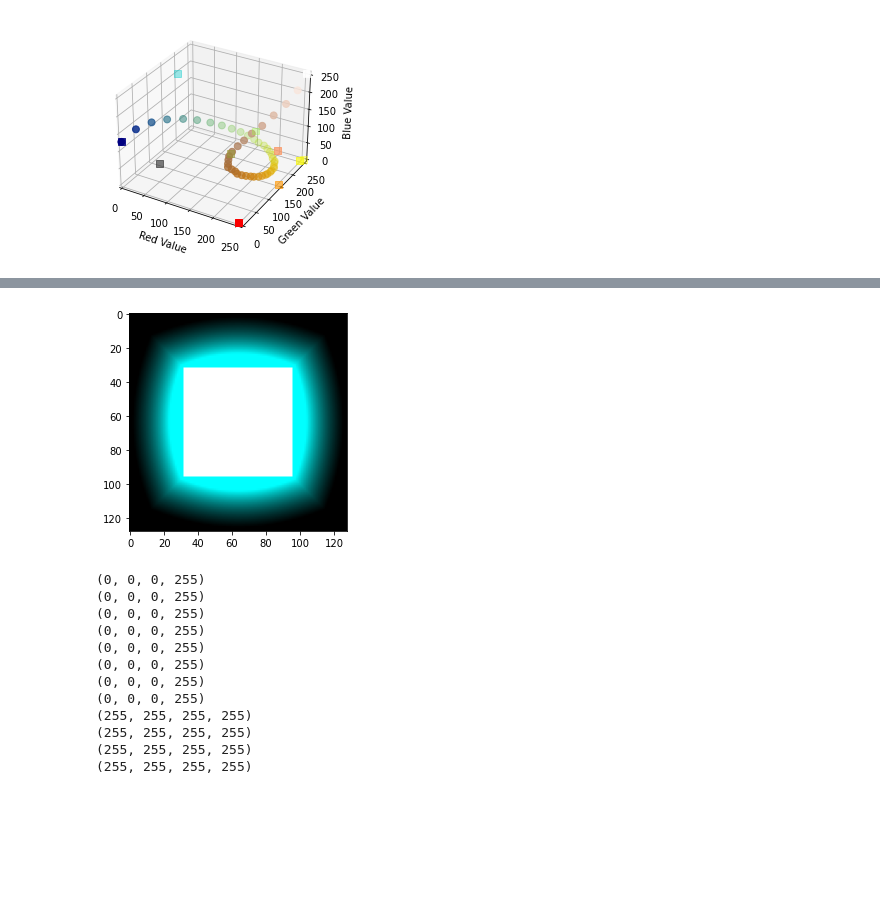
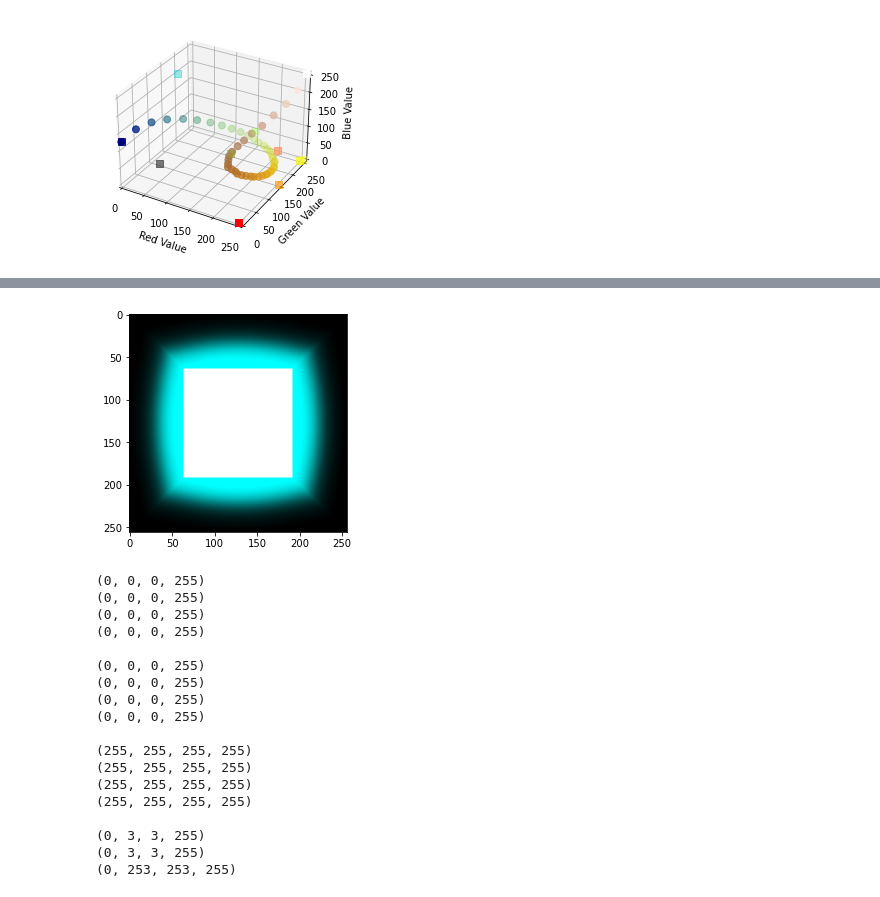
Before and after one commit to inniyah/JupyterTests, a Jupyter notebook: work/VoxTest7.ipynb, the cells around one changed output, grey strips where cells are left out. Cells and saved outputs as stored; diff of their text form; code cells hidden in the pictures; blank space fills up the shorter version.

```diff
--- a/work/VoxTest7.ipynb
+++ b/work/VoxTest7.ipynb
@@ -173,7 +273,8 @@ plot_gradient_series(color_dict(gradient),
 # %%
-src_base_w = 64
-src_base_h = 64
-border = 32
+src_base_l = 64 * 2
+src_base_w = src_base_l
+src_base_h = src_base_l
+border = src_base_l // 2
 
 h0 = src_base_w / 2. + border - 0.5
 v0 = src_base_h / 2. + border - 0.5
@@ -194,17 +295,21 @@ def generate_tile_data(pixels, points, hbase=0, vbase=0):
                 v = (vr - vp)
                 d_euc = math.sqrt(u*u + v*v)
                 d_max = max(abs(u), abs(v))
-                d = ( d_euc + d_max ) / 2.0
+                d = ( d_euc * 0.7 + d_max * 1.3 ) / 2.0
 
-                if d > 0.15:
-                    hlevel += min(1.0, max(0, 1.0 / math.pow(d - 0.15, 1.1) / 1.0 - 1.25 ))
-                    hraw += min(max_hraw, max(0, 1.0 / math.pow(d - 0.15, 1.1) / 1.0 - 1.25 ))
+                doffset = 0.08 ; pow_k = 1.1 ; hdiv = 1.0 ; hoffset = 1.10
+
+                if d > doffset:
+                    hlevel += min(1.0, max(0, 1.0 / math.pow(d - doffset, pow_k) / hdiv - hoffset ))
+                    hraw += min(max_hraw, max(0, 1.0 / math.pow(d - doffset, pow_k) / hdiv - hoffset ))
                 else:
                     hlevel += 1.0
                     hraw += max_hraw
 
             hmap[hoff, voff] = max(0, hraw)
             hlevel = min(1, max(0, hlevel))
+
+            hlevel = hlevels_spline.interpolate(hlevel * 100.0) / 100.0
 
             if hoff >= border and hoff < src_base_w + border and \
                voff >= border and voff < src_base_h + border:
@@ -215,46 +320,62 @@ def generate_tile_data(pixels, points, hbase=0, vbase=0):
             f = 2
             pixels[hbase + hoff, vbase + voff] = ( int(r * f), int(g * f), int(b * f), int(255) )
 
     return hmap
 
 points = [ (0, 0) ]
 vbase = 0
 hbase = 0
 
 img = Image.new('RGBA', (src_base_w + border * 2, src_base_h + border * 2), (0, 0, 0, 0))
 pixels = img.load()
 hmap = generate_tile_data(pixels, points, hbase, vbase)
 plt.imshow(img)
 plt.show()
 
 print(img.getpixel((0, 0)))
 print(img.getpixel((src_base_w + 2*border - 1, 0)))
 print(img.getpixel((0, src_base_h + 2*border - 1)))
 print(img.getpixel((src_base_w + 2*border - 1, src_base_h + 2*border - 1)))
 
+print('')
+
 print(img.getpixel((src_base_w / 2 + border - 1, 0)))
 print(img.getpixel((0, src_base_h / 2 + border - 1)))
 print(img.getpixel((src_base_w / 2 + border - 1, src_base_h + 2*border - 1)))
 print(img.getpixel((src_base_w + 2*border - 1, src_base_h / 2 + border - 1)))
 
+print('')
+
 print(img.getpixel((0 + border, 0 + border)))
 print(img.getpixel((src_base_w + border - 1, 0 + border)))
 print(img.getpixel((0 + border, src_base_h + border - 1)))
 print(img.getpixel((src_base_w + border - 1, src_base_h + border - 1)))
+
+print('')
+
+print(img.getpixel((src_base_w / 2 + border - 1, 3)))
+print(img.getpixel((3, src_base_h / 2 + border - 1)))
+print(img.getpixel((0 + border - 3, 0 + border - 3)))
 # %% [output]
-[figure, old version]
+[figure, new version]
 (0, 0, 0, 255)
 (0, 0, 0, 255)
 (0, 0, 0, 255)
 (0, 0, 0, 255)
+
 (0, 0, 0, 255)
 (0, 0, 0, 255)
 (0, 0, 0, 255)
 (0, 0, 0, 255)
+
 (255, 255, 255, 255)
 (255, 255, 255, 255)
 (255, 255, 255, 255)
 (255, 255, 255, 255)
+
+(0, 3, 3, 255)
+(0, 3, 3, 255)
+(0, 253, 253, 255)
 # %%
 shape = (src_base_w + border * 2, src_base_h + border * 2)
 
```
Also changed, not shown: parts of 7 cells of this notebook.
